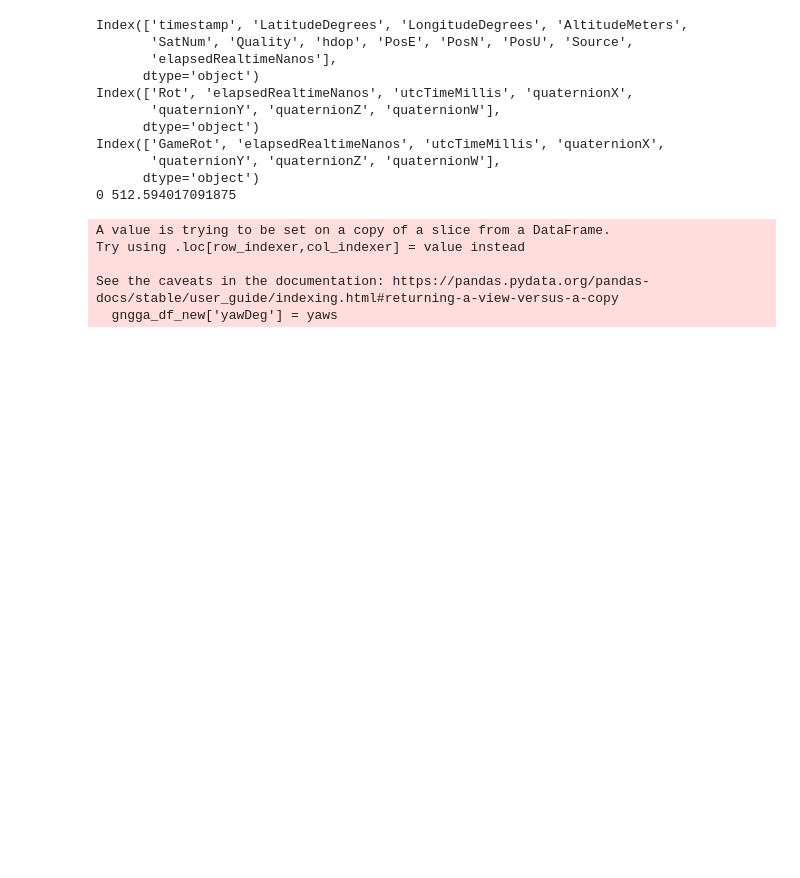
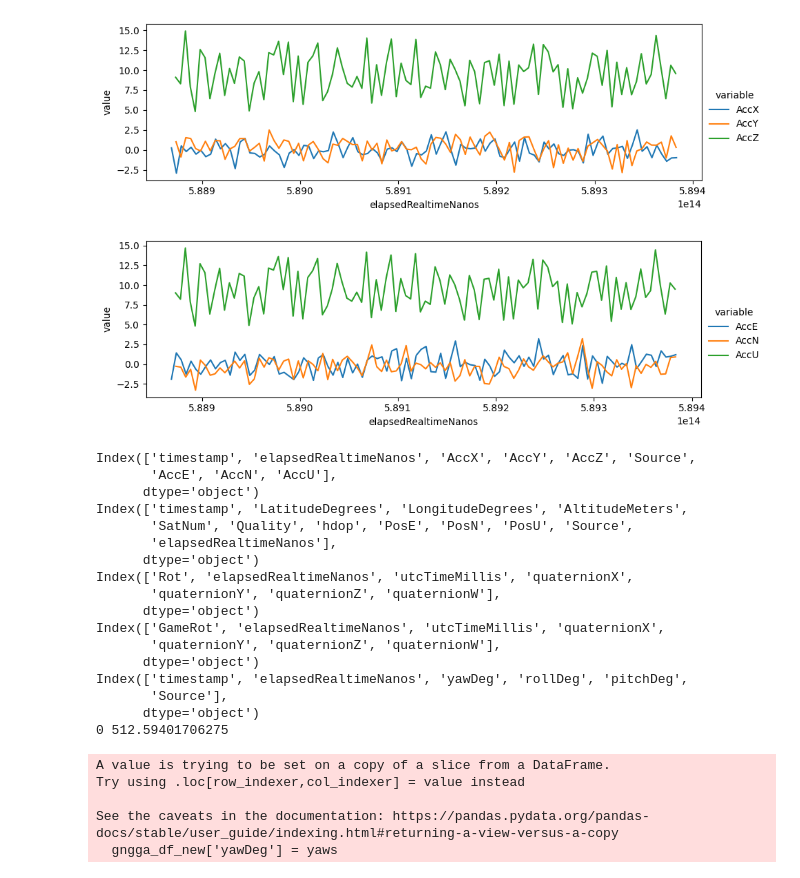
Before and after one commit to XinNoil/IGRProcess, a Jupyter notebook: plots/plot_ori.ipynb, the cells around one changed output. Saved outputs shown, nothing was run; the diff lists cells and outputs as text; code cells hidden in the pictures; blank space fills up the shorter version.

```diff
--- a/plots/plot_ori.ipynb
+++ b/plots/plot_ori.ipynb
@@ -34,11 +34,35 @@ gngga_df['elapsedRealtimeNanos'] = (gngga_df['elapsedRealtimeNanos']-start_ela)/
 end_ela = (end_ela - start_ela)/1e9
 start_ela = 0
+# %%
+acc_melt_df = pd.melt(acc_df[['elapsedRealtimeNanos', 'AccX', 'AccY', 'AccZ']], id_vars=['elapsedRealtimeNanos'], value_vars=['AccX', 'AccY', 'AccZ'])
+g = sns.FacetGrid(acc_melt_df[::500], hue='variable', despine=False, aspect=3)
+g.map(sns.lineplot, "elapsedRealtimeNanos", "value")
+g.add_legend()
+plt.show()
+
+rot = R.from_euler('xyz', ori_deg_df[['pitchDeg', 'rollDeg', 'yawDeg']], degrees=True)
+acc_enu = rot.apply(acc_df[['AccX', 'AccY', 'AccZ']], inverse=True)
+acc_df = acc_df.assign(AccE=acc_enu[:,0], AccN=acc_enu[:,1], AccU=acc_enu[:,2])
+
+acc_enu_melt_df = pd.melt(acc_df[['elapsedRealtimeNanos', 'AccE', 'AccN', 'AccU']], id_vars=['elapsedRealtimeNanos'], value_vars=['AccE', 'AccN', 'AccU'])
+g = sns.FacetGrid(acc_enu_melt_df[::500], hue='variable', despine=False, aspect=3)
+g.map(sns.lineplot, "elapsedRealtimeNanos", "value")
+g.add_legend()
+plt.show()
+# %% [output]
+[figure, added]
+[figure, added]
 # %%
+print(acc_df.columns)
 print(gngga_df.columns)
 print(rot_df.columns)
 print(game_df.columns)
+print(ori_deg_df.columns)
 print(start_ela, end_ela)
 # %% [output]
+Index(['timestamp', 'elapsedRealtimeNanos', 'AccX', 'AccY', 'AccZ', 'Source',
+       'AccE', 'AccN', 'AccU'],
+      dtype='object')
 Index(['timestamp', 'LatitudeDegrees', 'LongitudeDegrees', 'AltitudeMeters',
        'SatNum', 'Quality', 'hdop', 'PosE', 'PosN', 'PosU', 'Source',
        'elapsedRealtimeNanos'],
@@ -49,7 +73,10 @@ Index(['Rot', 'elapsedRealtimeNanos', 'utcTimeMillis', 'quaternionX',
 Index(['GameRot', 'elapsedRealtimeNanos', 'utcTimeMillis', 'quaternionX',
        'quaternionY', 'quaternionZ', 'quaternionW'],
       dtype='object')
-0 512.594017091875
+Index(['timestamp', 'elapsedRealtimeNanos', 'yawDeg', 'rollDeg', 'pitchDeg',
+       'Source'],
+      dtype='object')
+0 512.59401706275
 # %%
 from scipy import signal
 
```
Also changed, not shown: parts of 4 cells of this notebook, 59 other files.
